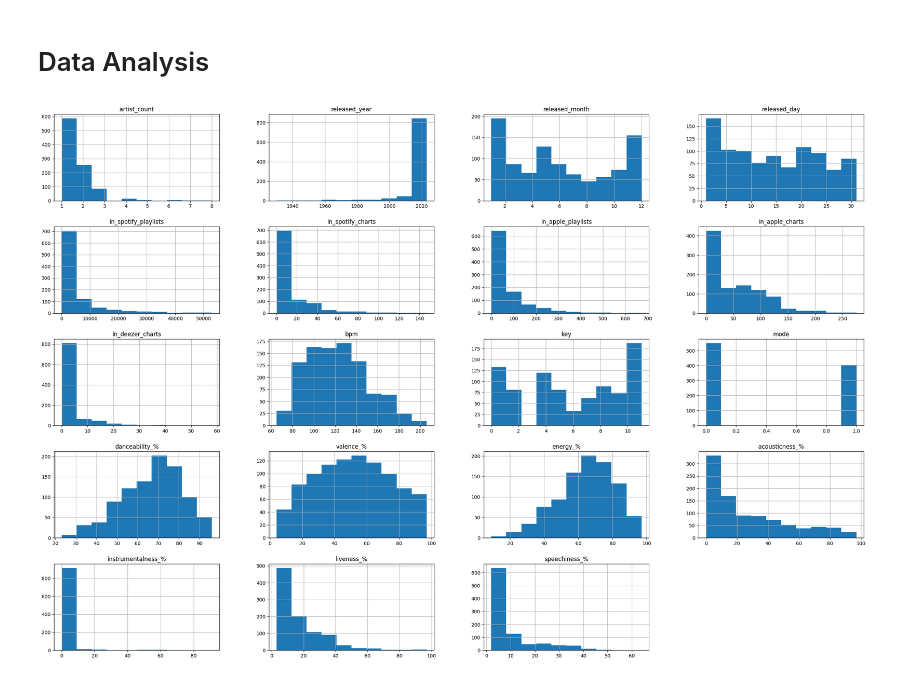
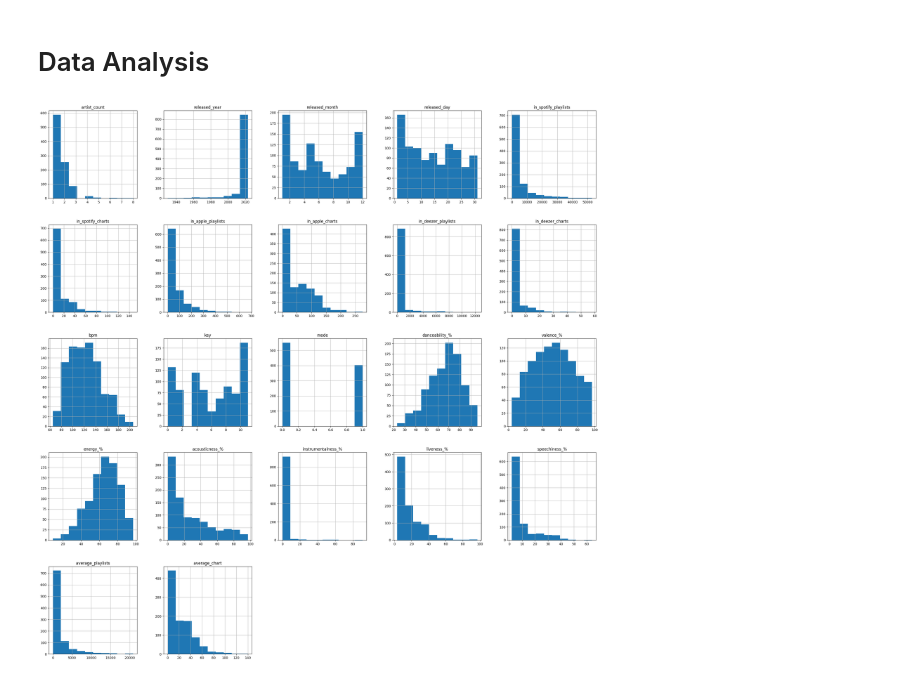
Before and after one commit to Abel-Lagonell/Spotify-Data_Mining, a Jupyter notebook: Project.ipynb, the cells around one changed output. Cells and saved outputs as stored; diff of their text form; code cells hidden in the pictures.

```diff
--- a/Project.ipynb
+++ b/Project.ipynb
@@ -37,6 +62,8 @@ date_cols = ['released_year', 'released_month', 'released_day']
 spotify_col = ['in_spotify_playlists', 'in_spotify_charts', 'spotify_streams']
 apple_col = ['in_apple_playlists', 'in_apple_charts']
 deezer_col = ['in_deezer_playlists', 'in_deezer_charts']
+playlists_col = ['in_spotify_playlists', 'in_apple_playlists', 'in_deezer_playlists']
+charts_col = ['in_spotify_charts', 'in_apple_charts', 'in_deezer_charts']
 musical_info_col = ['bpm', 'key', 'mode']
 # %%
 df['mode'] = df['mode'].map({'Major': 0, 'Minor': 1})
@@ -73,4 +100,4 @@ key_dict = {
     np.nan : np.nan
 }
 # %%
-df.describe()
+df['in_deezer_playlists'] = df['in_deezer_playlists'].str.replace(',','').astype('int64')
@@ -104,7 +104,10 @@ df
 # %% [markdown]
 # Data Analysis
+# %%
+df['average_playlists'] = df[playlists_col].mean(axis=1)
+df['average_chart'] = df[charts_col].mean(axis=1)
 # %%
-df.hist(figsize=(30,20))
+df.hist(figsize=(30,30))
 plt.show()
 # %% [output]
-[figure, old version]
+[figure, new version]
```
Also changed, not shown: parts of 8 cells of this notebook, 1 other file.
